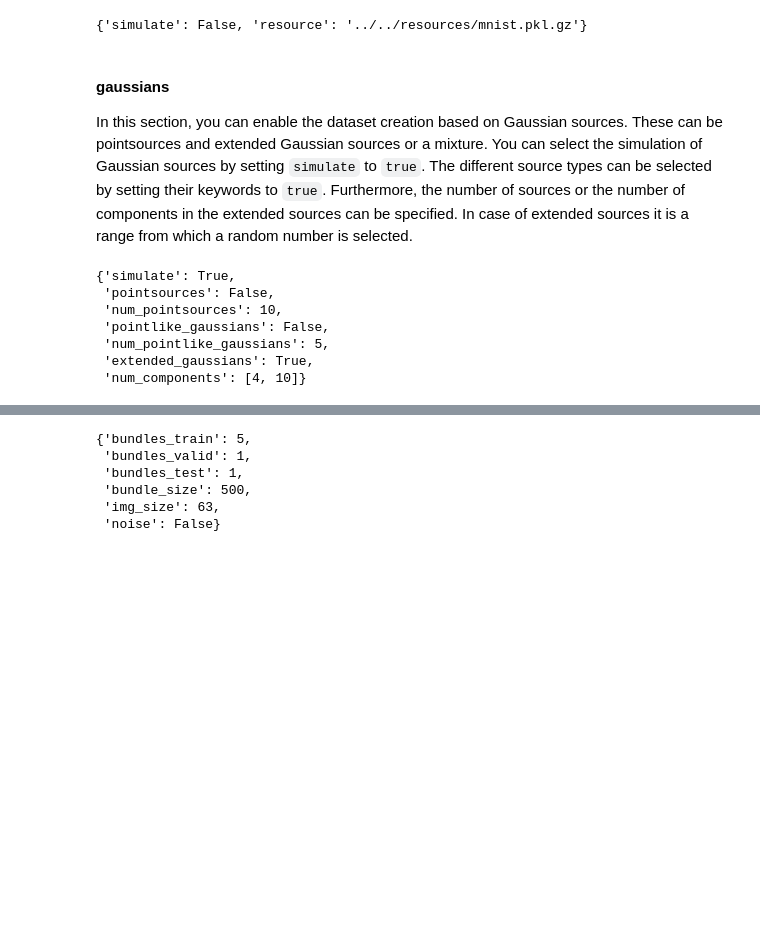
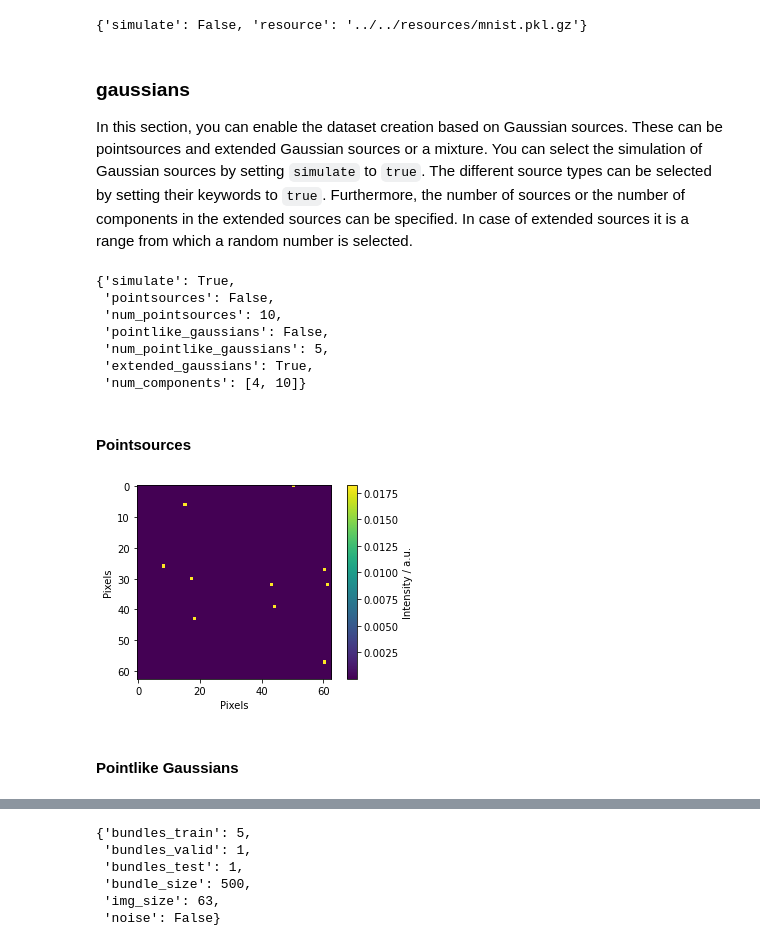
Before and after one commit to radionets-project/radionets, a Jupyter notebook: examples/01_dataset_simulation.ipynb, the cells around one changed output, grey strips where cells are left out. Cells and saved outputs as stored; diff of their text form; code cells hidden in the pictures; blank space fills up the shorter version.

Commit message:
overview of different dataset examples

```diff
--- a/examples/01_dataset_simulation.ipynb
+++ b/examples/01_dataset_simulation.ipynb
@@ -47,7 +51,7 @@ sim_conf["mnist"]
 # %% [output]
 {'simulate': False, 'resource': '../../resources/mnist.pkl.gz'}
 # %% [markdown]
-#### gaussians
+### gaussians
 
 In this section, you can enable the dataset creation based on Gaussian sources. These can be pointsources and extended Gaussian sources or a mixture. You can select the simulation of Gaussian sources by setting `simulate` to `true`. The different source types can be selected by setting their keywords to `true`. Furthermore, the number of sources or the number of components in the extended sources can be specified. In case of extended sources it is a range from which a random number is selected.
 # %%
@@ -60,3 +64,17 @@ sim_conf["gaussians"]
  'num_pointlike_gaussians': 5,
  'extended_gaussians': True,
  'num_components': [4, 10]}
+# %% [markdown]
+#### Pointsources
+# %%
+%%capture
+!radionets_simulations .rc/simulation_pointsources.toml
+
+point_path = "./example_data/pointsources/"
+pointsources = load_data(point_path, "train")
+# %%
+plot_target(pointsources)
+# %% [output]
+[figure, added]
+# %% [markdown]
+#### Pointlike Gaussians
```
Also changed, not shown: parts of 31 cells of this notebook.
